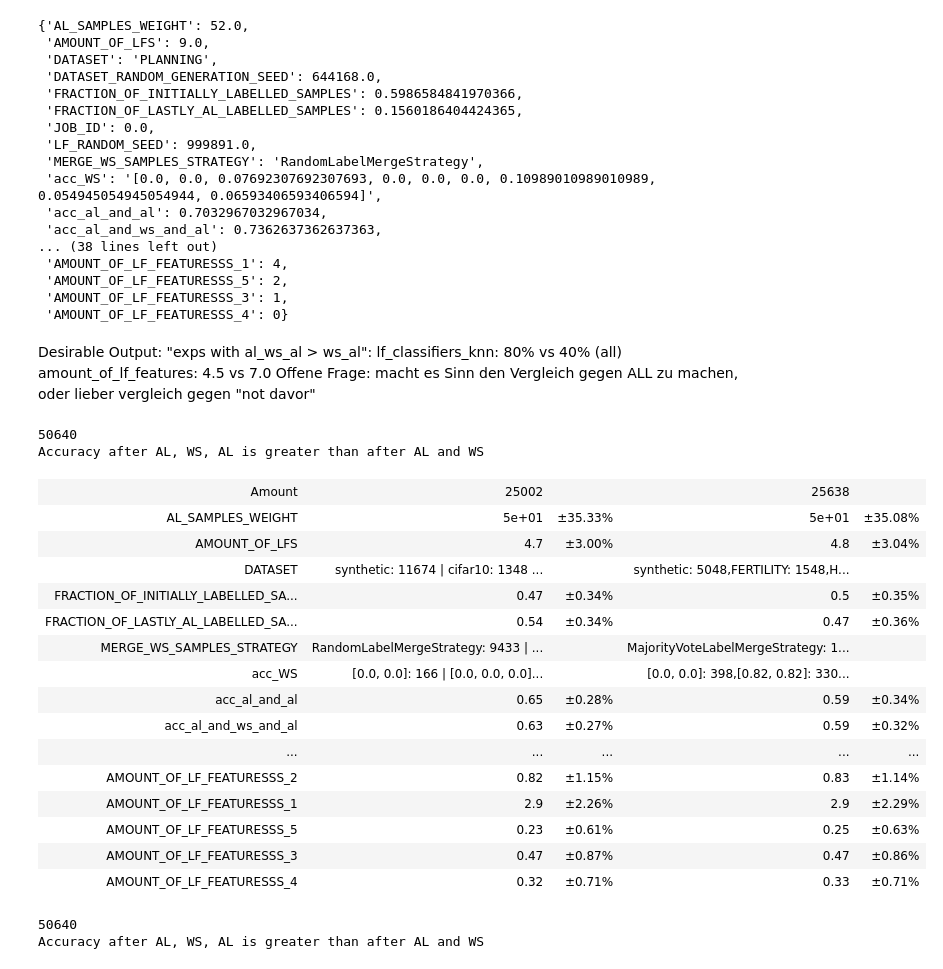
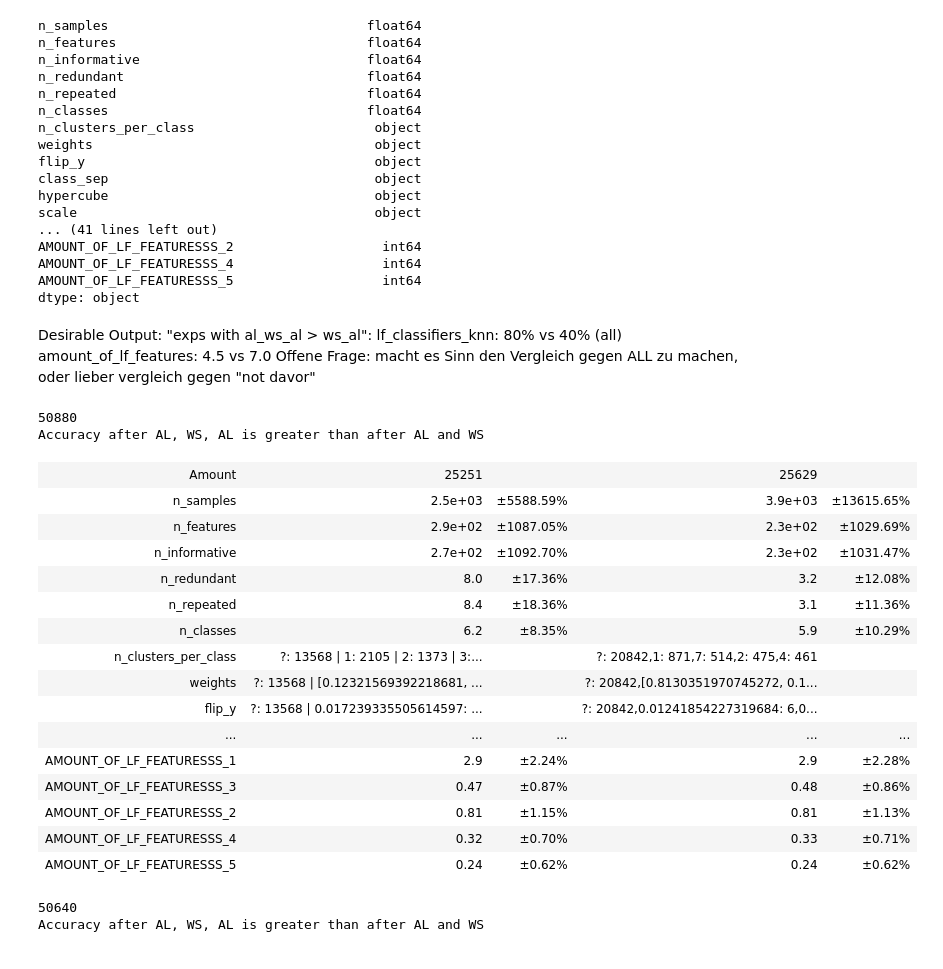
Before and after one commit to jgonsior/DS22-ImitAL, a Jupyter notebook: run_how_to_eva_2.ipynb, the cells around one changed output. Cells and saved outputs as stored; diff of their text form; code cells hidden in the pictures.

```diff
--- a/run_how_to_eva_2.ipynb
+++ b/run_how_to_eva_2.ipynb
@@ -93,24 +93,25 @@ width = 1500
 df = pd.read_csv("new.csv")
 df['AMOUNT_OF_LFS'] = np.ceil(df['AMOUNT_OF_LFS'])
 df.iloc[0].to_dict()
+df.dtypes
 # %% [output]
-{'AL_SAMPLES_WEIGHT': 52.0,
- 'AMOUNT_OF_LFS': 9.0,
- 'DATASET': 'PLANNING',
- 'DATASET_RANDOM_GENERATION_SEED': 644168.0,
- 'FRACTION_OF_INITIALLY_LABELLED_SAMPLES': 0.5986584841970366,
- 'FRACTION_OF_LASTLY_AL_LABELLED_SAMPLES': 0.1560186404424365,
- 'JOB_ID': 0.0,
- 'LF_RANDOM_SEED': 999891.0,
- 'MERGE_WS_SAMPLES_STRATEGY': 'RandomLabelMergeStrategy',
- 'acc_WS': '[0.0, 0.0, 0.07692307692307693, 0.0, 0.0, 0.0, 0.10989010989010989, 0.054945054945054944, 0.06593406593406594]',
- 'acc_al_and_al': 0.7032967032967034,
- 'acc_al_and_ws_and_al': 0.7362637362637363,
-... (38 lines left out)
- 'AMOUNT_OF_LF_FEATURESSS_1': 4,
- 'AMOUNT_OF_LF_FEATURESSS_5': 2,
- 'AMOUNT_OF_LF_FEATURESSS_3': 1,
- 'AMOUNT_OF_LF_FEATURESSS_4': 0}
+n_samples                                 float64
+n_features                                float64
+n_informative                             float64
+n_redundant                               float64
+n_repeated                                float64
+n_classes                                 float64
+n_clusters_per_class                       object
+weights                                    object
+flip_y                                     object
+class_sep                                  object
+hypercube                                  object
+scale                                      object
+... (41 lines left out)
+AMOUNT_OF_LF_FEATURESSS_2                   int64
+AMOUNT_OF_LF_FEATURESSS_4                   int64
+AMOUNT_OF_LF_FEATURESSS_5                   int64
+dtype: object
 # %% [markdown]
 Desirable Output: "exps with al_ws_al > ws_al":
     lf_classifiers_knn:     80% vs 40% (all)
@@ -143,63 +144,63 @@ def comparison_table(df, selection):
         elif df.dtypes[key] == object:
             average = " | ".join(
                 [
-                    k + ": " + str(v)
+                    str(k) + ": " + str(v)
                     for k, v in filtered_df[key].value_counts().nlargest(5).iteritems()
                 ]
             )
             not_average = ",".join(
                 [
-                    k + ": " + str(v)
+                    str(k) + ": " + str(v)
                     for k, v in not_filtered_df[key]
                     .value_counts()
                     .nlargest(5)
                     .iteritems()
                 ]
             )
             result.append((key, average, "", not_average, ""))
         else:
             print(key)
             print(df.dtypes[key])
 
     return result
 
     """
     mean = selection.mean()
     error_area = 1.96 * selection.std() / math.sqrt(
             selection.count()
         )
     results.append([key, mean, error_area])
     print(TITLE)
     print("{:>60} {:>6} {:>4}".format("", "Mean", ""))
     for result in results:
         print("{:<50} {:>6.2%} ±{:>4.2%}".format(result[0], float(result[1]), float(result[2])))
     """
 
 
 result = comparison_table(
     df, df["acc_al_and_ws_and_al"] > df["acc_ws"]
 )
 print("Accuracy after AL, WS, AL is greater than after AL and WS")
 tabulate(result, tablefmt='html')
 # %% [output]
-50640
+50880
 Accuracy after AL, WS, AL is greater than after AL and WS
-| Amount | 25002 |  | 25638 |  |
-| AL_SAMPLES_WEIGHT | 5e+01 | ±35.33% | 5e+01 | ±35.08% |
-| AMOUNT_OF_LFS | 4.7 | ±3.00% | 4.8 | ±3.04% |
-| DATASET | synthetic: 11674 | cifar10: 1348 ... |  | synthetic: 5048,FERTILITY: 1548,H... |  |
-| FRACTION_OF_INITIALLY_LABELLED_SA... | 0.47 | ±0.34% | 0.5 | ±0.35% |
-| FRACTION_OF_LASTLY_AL_LABELLED_SA... | 0.54 | ±0.34% | 0.47 | ±0.36% |
-| MERGE_WS_SAMPLES_STRATEGY | RandomLabelMergeStrategy: 9433 | ... |  | MajorityVoteLabelMergeStrategy: 1... |  |
-| acc_WS | [0.0, 0.0]: 166 | [0.0, 0.0, 0.0]... |  | [0.0, 0.0]: 398,[0.82, 0.82]: 330... |  |
-| acc_al_and_al | 0.65 | ±0.28% | 0.59 | ±0.34% |
-| acc_al_and_ws_and_al | 0.63 | ±0.27% | 0.59 | ±0.32% |
+| Amount | 25251 |  | 25629 |  |
+| n_samples | 2.5e+03 | ±5588.59% | 3.9e+03 | ±13615.65% |
+| n_features | 2.9e+02 | ±1087.05% | 2.3e+02 | ±1029.69% |
+| n_informative | 2.7e+02 | ±1092.70% | 2.3e+02 | ±1031.47% |
+| n_redundant | 8.0 | ±17.36% | 3.2 | ±12.08% |
+| n_repeated | 8.4 | ±18.36% | 3.1 | ±11.36% |
+| n_classes | 6.2 | ±8.35% | 5.9 | ±10.29% |
+| n_clusters_per_class | ?: 13568 | 1: 2105 | 2: 1373 | 3:... |  | ?: 20842,1: 871,7: 514,2: 475,4: 461 |  |
+| weights | ?: 13568 | [0.12321569392218681, ... |  | ?: 20842,[0.8130351970745272, 0.1... |  |
+| flip_y | ?: 13568 | 0.017239335505614597: ... |  | ?: 20842,0.01241854227319684: 6,0... |  |
 | ... | ... | ... | ... | ... |
-| AMOUNT_OF_LF_FEATURESSS_2 | 0.82 | ±1.15% | 0.83 | ±1.14% |
-| AMOUNT_OF_LF_FEATURESSS_1 | 2.9 | ±2.26% | 2.9 | ±2.29% |
-| AMOUNT_OF_LF_FEATURESSS_5 | 0.23 | ±0.61% | 0.25 | ±0.63% |
-| AMOUNT_OF_LF_FEATURESSS_3 | 0.47 | ±0.87% | 0.47 | ±0.86% |
-| AMOUNT_OF_LF_FEATURESSS_4 | 0.32 | ±0.71% | 0.33 | ±0.71% |
+| AMOUNT_OF_LF_FEATURESSS_1 | 2.9 | ±2.24% | 2.9 | ±2.28% |
+| AMOUNT_OF_LF_FEATURESSS_3 | 0.47 | ±0.87% | 0.48 | ±0.86% |
+| AMOUNT_OF_LF_FEATURESSS_2 | 0.81 | ±1.15% | 0.81 | ±1.13% |
+| AMOUNT_OF_LF_FEATURESSS_4 | 0.32 | ±0.70% | 0.33 | ±0.71% |
+| AMOUNT_OF_LF_FEATURESSS_5 | 0.24 | ±0.62% | 0.24 | ±0.62% |
 # %%
 result = comparison_table(
     df, (df["n_repeated"] > 4 )&(df["n_redundant"] >8)
```
Also changed, not shown: 1 other file.
